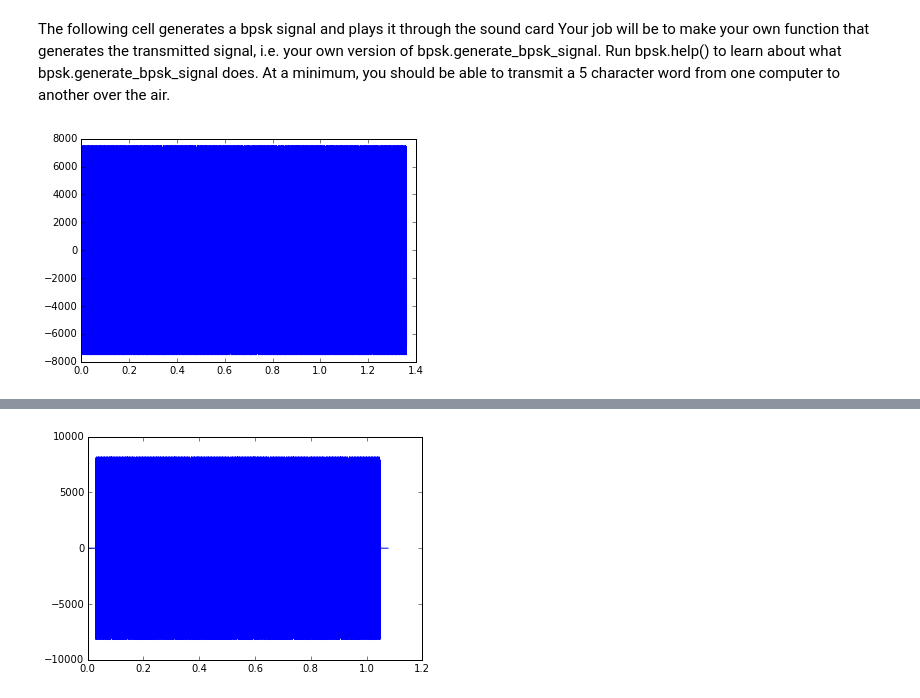
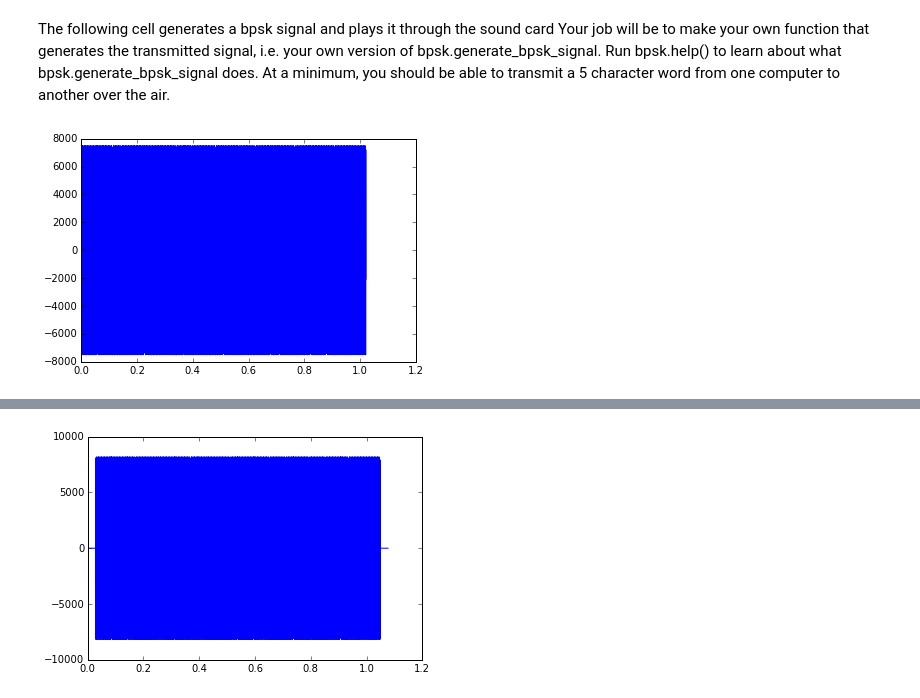
Before and after one commit to dinopants174/SigSysPS09, a Jupyter notebook: AcousticModemTransmiter-NoPyAudio-ZG.ipynb, the cells around one changed output, grey strips where cells are left out. Drawn from its saved outputs; the diff is of its cells as text; code cells hidden in the pictures.

```diff
--- a/AcousticModemTransmiter-NoPyAudio-ZG.ipynb
+++ b/AcousticModemTransmiter-NoPyAudio-ZG.ipynb
@@ -104,30 +104,29 @@ Your job will be to make your own function that generates the transmitted signal
 # %%
 bits = string2NPArray("Hello")
 
 def generate_bpsk_signal(bits, rate=8820, symbol_len=250, freq=1000):
-    bits = np.insert(bits, 0, np.array([0, 0, 0, 0, 0, 0, 0, 0, 0, 0, 0, 0, 1]))
+    bits = np.insert(bits, 0, np.array([1]))
     x = np.array([])
-
     for i in range(0, len(bits)):
         if bits[i] == 1.0:
             x = np.append(x, 7500*np.ones(symbol_len))
         if bits[i] == 0.0:
             x = np.append(x, -7500*np.ones(symbol_len))
 
     ts = np.arange(0, len(x)/float(rate), 1/float(rate))
     w = 2*np.pi*freq
     x *= np.cos(w*ts)
 
     return (ts, x)
 
 test = generate_bpsk_signal(bits)
 ts = test[0]
 x = test[1]
 
 mplib.plot(ts, x)
 mplib.show()
 # %% [output]
-[figure, old version]
+[figure, new version]
 # %%
 wavfile.write('AcousticModemTx_ZG.wav', 8820, convert_to_int16(x))
 
```
Also changed, not shown: 1 other file.
